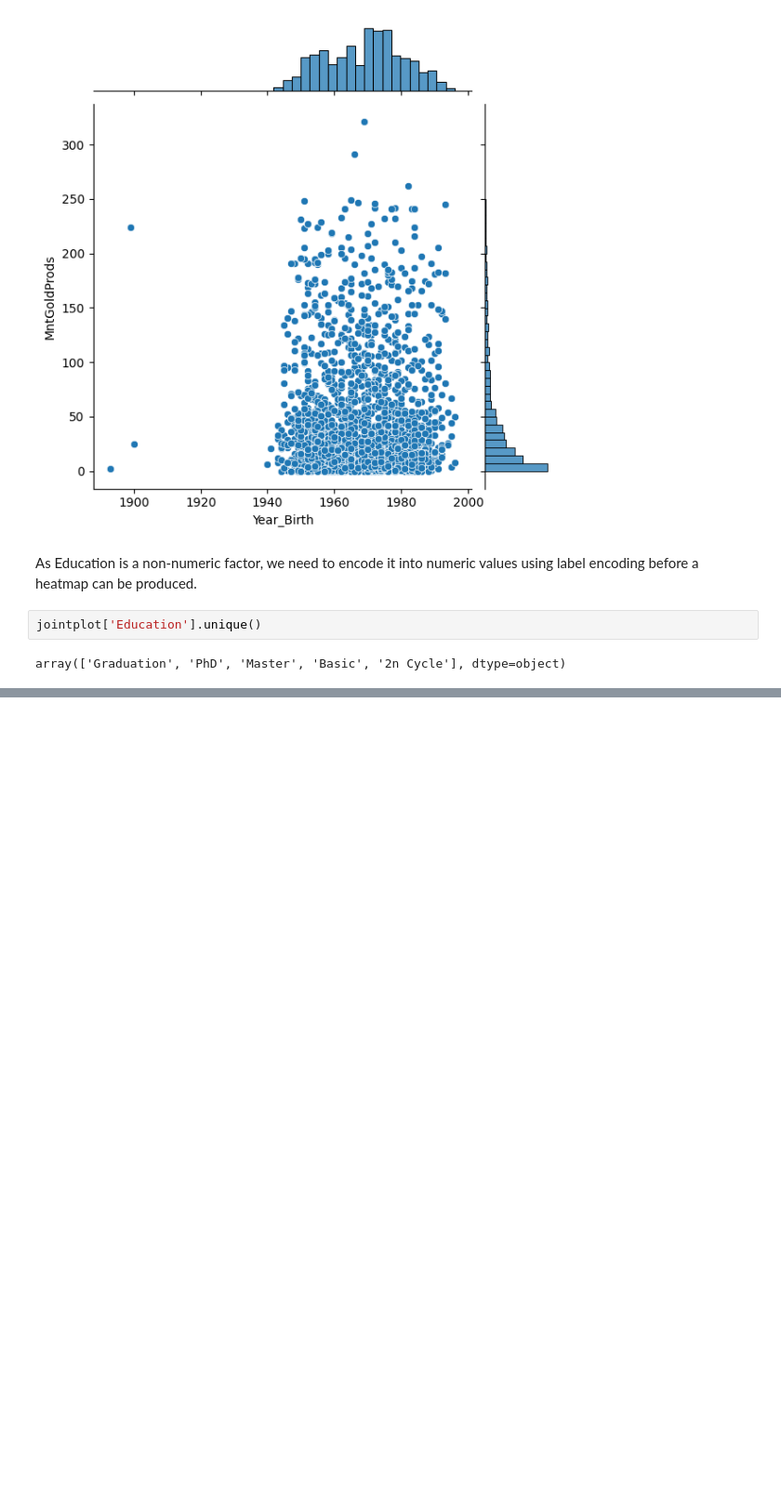
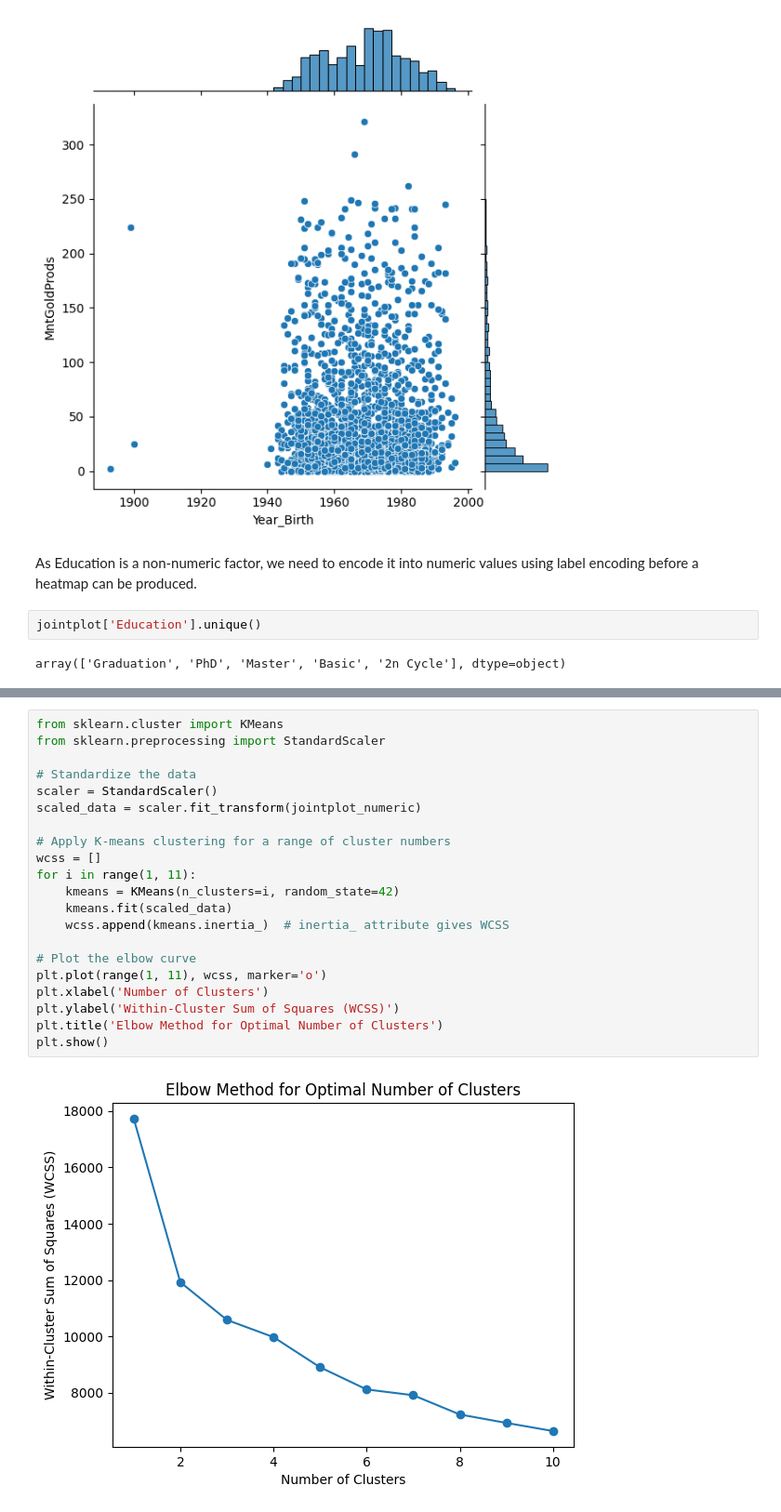
Before and after one commit to dcjh/1015_Mini_Project, a Jupyter notebook: Age_Education_EDA.ipynb, the cells around one changed output, grey strips where cells are left out. Shown at 93% size. Cells and saved outputs as stored; diff of their text form; blank space fills up the shorter version.

```diff
--- a/Age_Education_EDA.ipynb
+++ b/Age_Education_EDA.ipynb
@@ -164,0 +168,23 @@ UNDONE repeated 2d graphs to decide number of clusters then 3d graph to visualis
+# %%
+from sklearn.cluster import KMeans
+from sklearn.preprocessing import StandardScaler
+
+# Standardize the data
+scaler = StandardScaler()
+scaled_data = scaler.fit_transform(jointplot_numeric)
+
+# Apply K-means clustering for a range of cluster numbers
+wcss = []
+for i in range(1, 11):
+    kmeans = KMeans(n_clusters=i, random_state=42)
+    kmeans.fit(scaled_data)
+    wcss.append(kmeans.inertia_)  # inertia_ attribute gives WCSS
+
+# Plot the elbow curve
+plt.plot(range(1, 11), wcss, marker='o')
+plt.xlabel('Number of Clusters')
+plt.ylabel('Within-Cluster Sum of Squares (WCSS)')
+plt.title('Elbow Method for Optimal Number of Clusters')
+plt.show()
+# %% [output]
+[figure, added]
```
Also changed, not shown: parts of 18 cells of this notebook.
